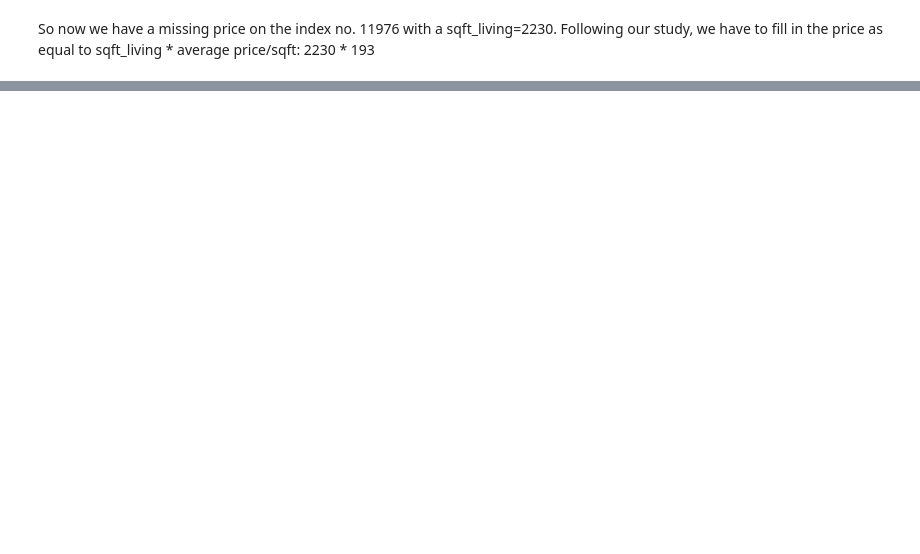
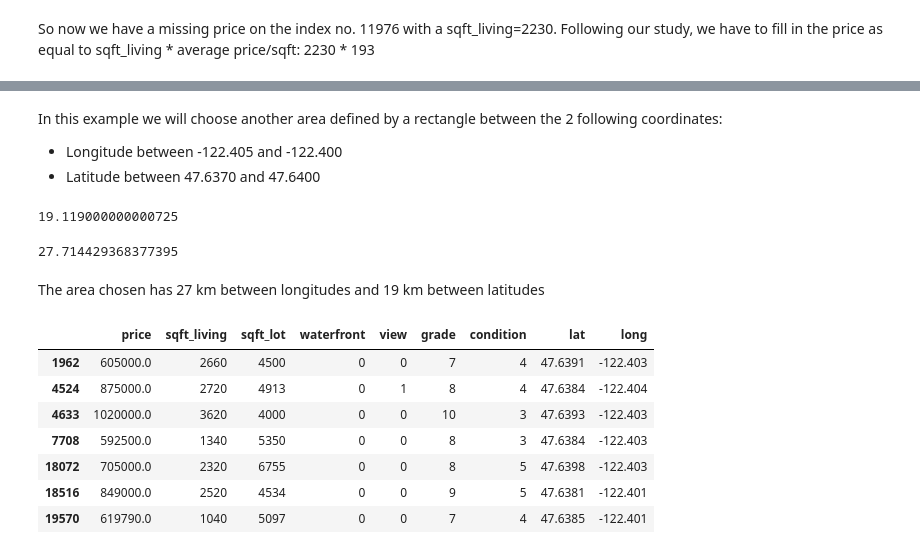
Before and after one commit to Georgess2293/pandas_assignment_4, a Jupyter notebook: main.ipynb, the cells around one changed output, grey strips where cells are left out. Saved outputs shown, nothing was run; the diff lists cells and outputs as text; code cells hidden in the pictures; blank space fills up the shorter version.

```diff
--- a/main.ipynb
+++ b/main.ipynb
@@ -349,0 +352,27 @@ The initial price before inserting the missing value was 440000 which gives an a
+# %% [markdown]
+In this example we will choose another area defined by a rectangle between the 2 following coordinates:
+- Longitude between -122.405 and -122.400
+- Latitude between 47.6370 and 47.6400
+# %%
+distance(47.6400,-122.405,47.6370,-122.405)
+# %% [output]
+19.119000000000725
+# %%
+distance(47.6400,-122.400,47.6400,-122.405)
+# %% [output]
+27.714429368377395
+# %% [markdown]
+The area chosen has 27 km between longitudes and 19 km between latitudes
+# %%
+df_area3=df.loc[(df['long'] > -122.405) & (df['long'] <-122.400) & (df['lat'] >47.6370) & (df['lat'] <47.6400),list_columns]
+# %%
+df_area3
+# %% [output]
+|  | price | sqft_living | sqft_lot | waterfront | view | grade | condition | lat | long |
+| 1962 | 605000.0 | 2660 | 4500 | 0 | 0 | 7 | 4 | 47.6391 | -122.403 |
+| 4524 | 875000.0 | 2720 | 4913 | 0 | 1 | 8 | 4 | 47.6384 | -122.404 |
+| 4633 | 1020000.0 | 3620 | 4000 | 0 | 0 | 10 | 3 | 47.6393 | -122.403 |
+| 7708 | 592500.0 | 1340 | 5350 | 0 | 0 | 8 | 3 | 47.6384 | -122.403 |
+| 18072 | 705000.0 | 2320 | 6755 | 0 | 0 | 8 | 5 | 47.6398 | -122.403 |
+| 18516 | 849000.0 | 2520 | 4534 | 0 | 0 | 9 | 5 | 47.6381 | -122.401 |
+| 19570 | 619790.0 | 1040 | 5097 | 0 | 0 | 7 | 4 | 47.6385 | -122.401 |
```
Also changed, not shown: parts of 35 cells of this notebook.
